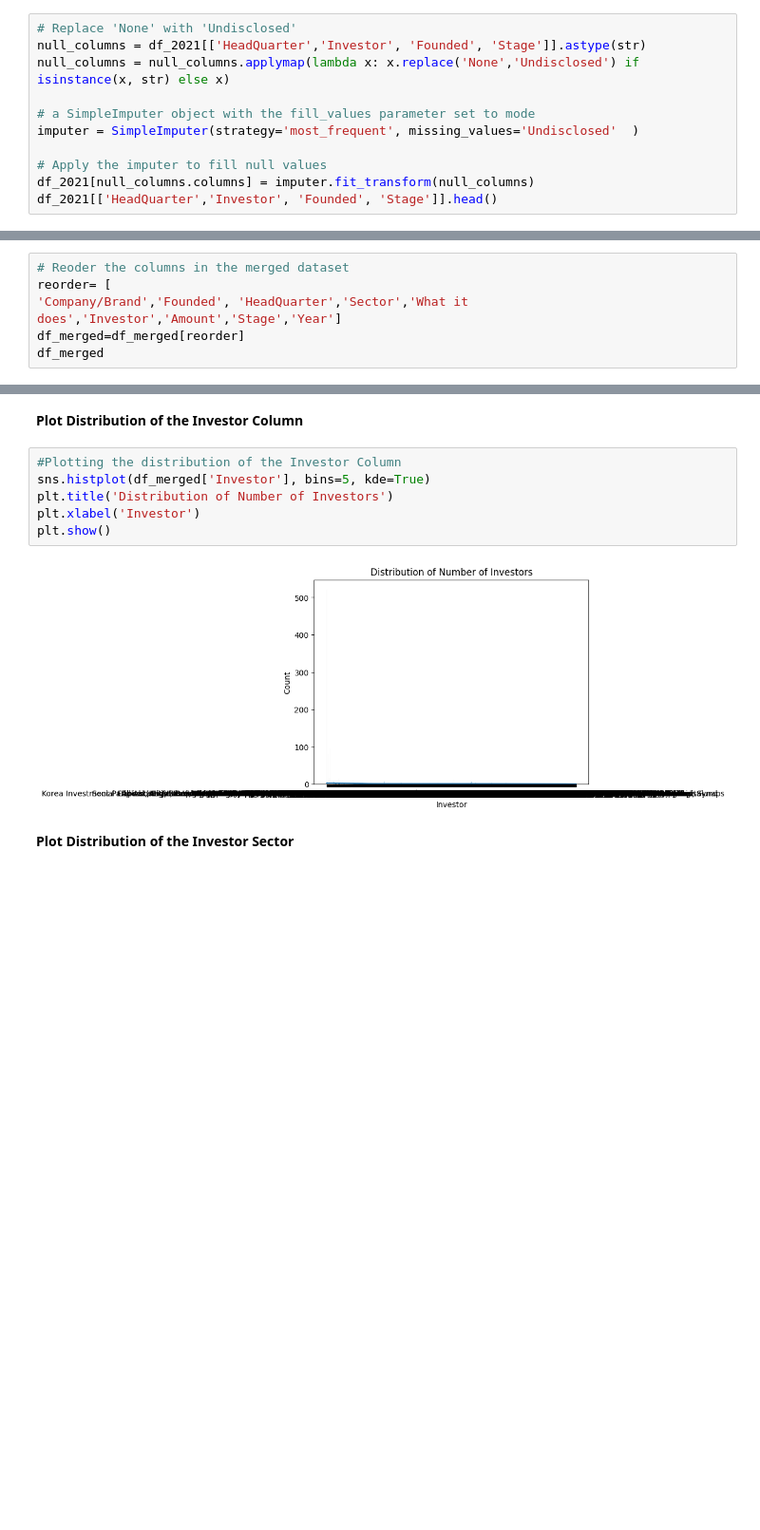
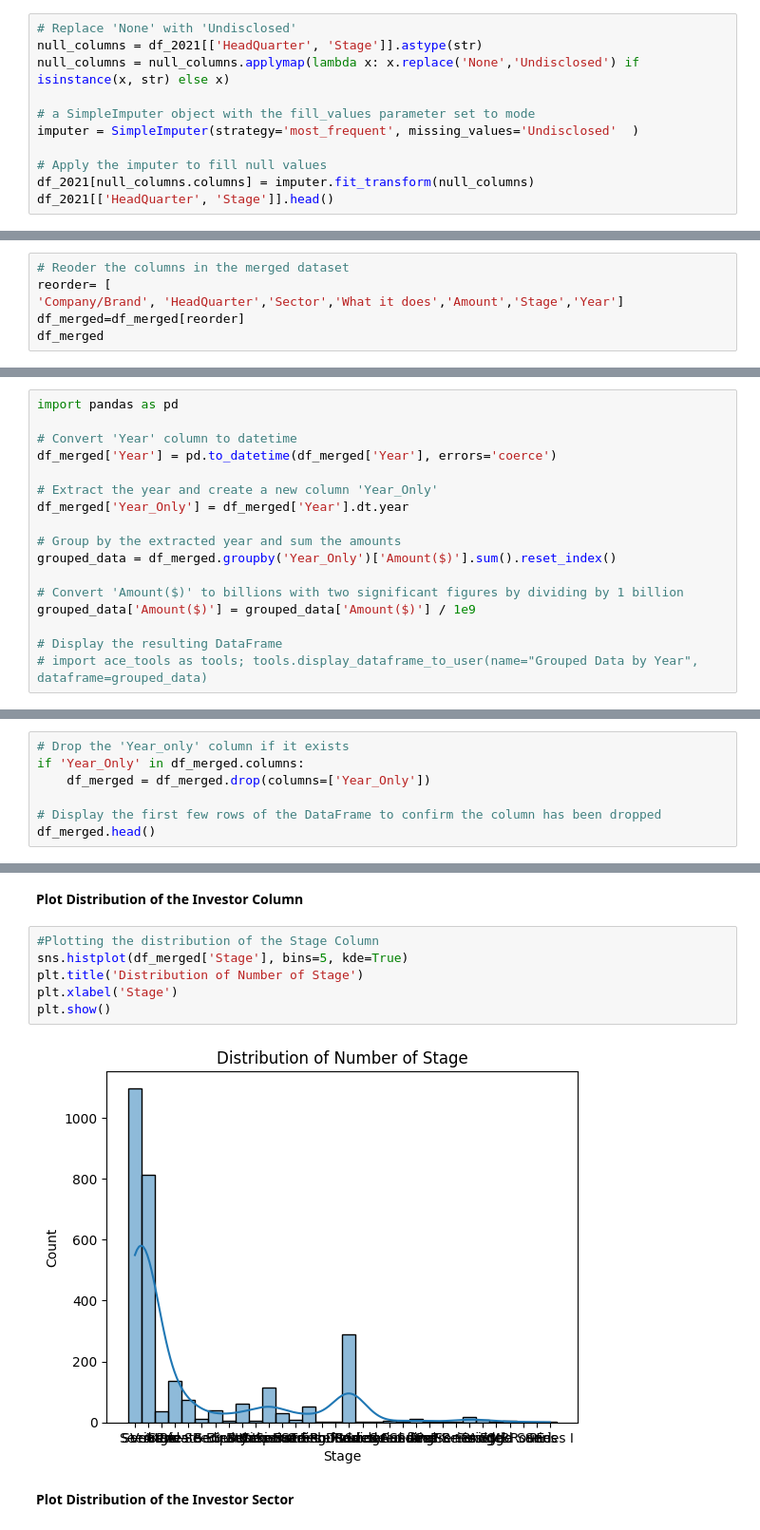
Before and after one commit to Wisdom-EdemD-rah/Indian-Startup-Ecosystem-Project, a Jupyter notebook: Notebooks/ISEP.ipynb, the cells around one changed output, grey strips where cells are left out. Shown at 95% size. Drawn from its saved outputs; the diff is of its cells as text; blank space fills up the shorter version.

```diff
--- a/Notebooks/ISEP.ipynb
+++ b/Notebooks/ISEP.ipynb
@@ -1569,7 +1562,7 @@ df_2021['Amount'].isna().sum()
 **Replace, Impute and Apply Imputation**
 # %%
 # Replace 'None' with 'Undisclosed'
-null_columns = df_2021[['HeadQuarter','Investor', 'Founded', 'Stage']].astype(str)
+null_columns = df_2021[['HeadQuarter', 'Stage']].astype(str)
 null_columns = null_columns.applymap(lambda x: x.replace('None','Undisclosed') if isinstance(x, str) else x)
 
 # a SimpleImputer object with the fill_values parameter set to mode
@@ -1577,5 +1570,5 @@ imputer = SimpleImputer(strategy='most_frequent', missing_values='Undisclosed'
 
 # Apply the imputer to fill null values
 df_2021[null_columns.columns] = imputer.fit_transform(null_columns)
-df_2021[['HeadQuarter','Investor', 'Founded', 'Stage']].head()
+df_2021[['HeadQuarter', 'Stage']].head()
 # %% [output]
@@ -1715,7 +1704,7 @@ df_merged
 # %%
 # Reoder the columns in the merged dataset
 reorder= [
-'Company/Brand','Founded', 'HeadQuarter','Sector','What it does','Investor','Amount','Stage','Year']
+'Company/Brand', 'HeadQuarter','Sector','What it does','Amount','Stage','Year']
 df_merged=df_merged[reorder]
 df_merged
 # %% [output]
@@ -2437,3 +2358,20 @@ df_merged['Founded'].isna().sum()
+# %%
+import pandas as pd
+
+# Convert 'Year' column to datetime
+df_merged['Year'] = pd.to_datetime(df_merged['Year'], errors='coerce')
+
+# Extract the year and create a new column 'Year_Only'
+df_merged['Year_Only'] = df_merged['Year'].dt.year
+
+# Group by the extracted year and sum the amounts
+grouped_data = df_merged.groupby('Year_Only')['Amount($)'].sum().reset_index()
+
+# Convert 'Amount($)' to billions with two significant figures by dividing by 1 billion
+grouped_data['Amount($)'] = grouped_data['Amount($)'] / 1e9
+
+# Display the resulting DataFrame
+# import ace_tools as tools; tools.display_dataframe_to_user(name="Grouped Data by Year", dataframe=grouped_data)
 # %% [markdown]
 **Retrieve the Merged Dataset to Verify if it's well cleaned now**
 # %%
@@ -2456,0 +2397,7 @@ df_merged.tail()
+# %%
+# Drop the 'Year_only' column if it exists
+if 'Year_Only' in df_merged.columns:
+    df_merged = df_merged.drop(columns=['Year_Only'])
+
+# Display the first few rows of the DataFrame to confirm the column has been dropped
+df_merged.head()
@@ -2553,13 +2503,13 @@ plt.show()
 # %% [markdown]
 **Plot Distribution of the Investor Column**
 # %%
-#Plotting the distribution of the Investor Column
-sns.histplot(df_merged['Investor'], bins=5, kde=True)
-plt.title('Distribution of Number of Investors')
-plt.xlabel('Investor')
+#Plotting the distribution of the Stage Column
+sns.histplot(df_merged['Stage'], bins=5, kde=True)
+plt.title('Distribution of Number of Stage')
+plt.xlabel('Stage')
 plt.show()
 # %% [output]
-[figure, old version]
+[figure, new version]
 # %% [markdown]
 **Plot Distribution of the Investor Sector**
 # %%
```
Also changed, not shown: parts of 91 cells of this notebook.
